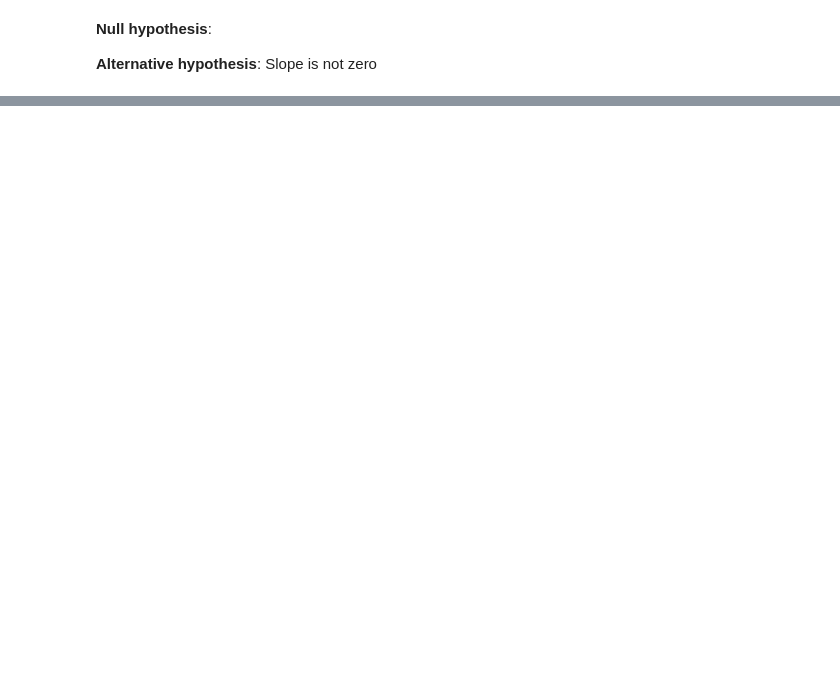
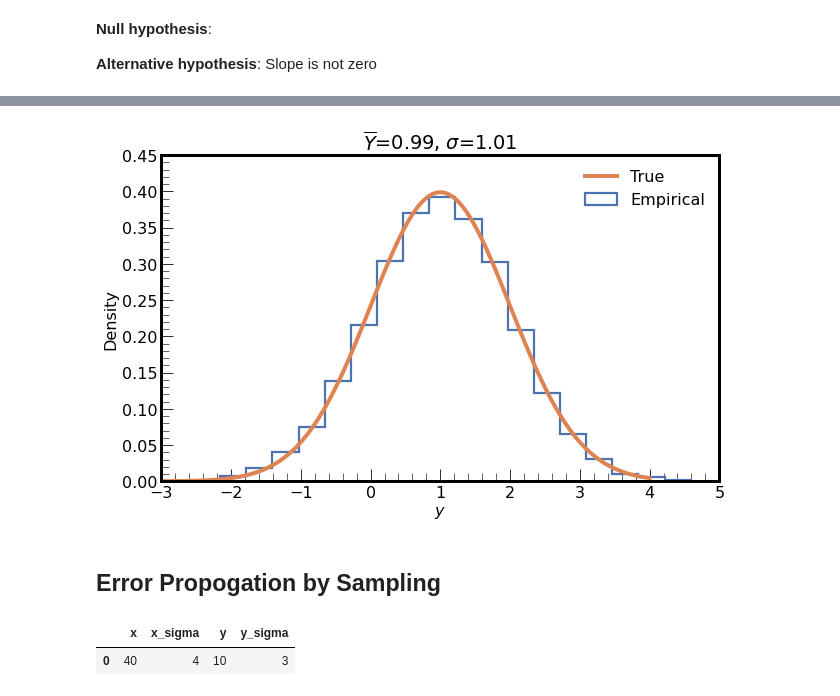
Before and after one commit to FilippenkoGroup/statistics_workshop, a Jupyter notebook: notebook.ipynb, the cells around one changed output, grey strips where cells are left out. Saved outputs shown, nothing was run; the diff lists cells and outputs as text; code cells hidden in the pictures; blank space fills up the shorter version.

```diff
--- a/notebook.ipynb
+++ b/notebook.ipynb
@@ -270,0 +238,34 @@ Text(0.5, 1.0, 'mean = 10.00; std = 1.00')
+# %%
+size = 10000
+y_true = 1
+sigma_true = 1
+
+error_dist = stats.norm(0, sigma_true)
+errors = error_dist.rvs(size)
+y = y_true + errors
+
+# Plot
+plt.hist(y, 20, density=True, label="Empirical", histtype='step')
+
+xrange = np.linspace(-3, 4, 100)
+plt.plot(xrange, stats.norm(y_true, sigma_true).pdf(xrange), label="True")
+
+plt.title(f"$\overline{{Y}}$={np.mean(y):.2f}, $\sigma$={np.std(y):.2f}")
+plt.xlabel(f"$y$")
+plt.ylabel("Density")
+plt.legend()
+plt.show()
+# %% [output]
+[figure, added]
+# %% [markdown]
+## Error Propogation by Sampling
+# %%
+import pandas as pd
+
+y, y_sigma = 10, 3
+x, x_sigma = 40, 4
+
+pd.DataFrame([{'x': x, 'x_sigma': x_sigma, 'y': y, 'y_sigma': y_sigma}])
+# %% [output]
+|  | x | x_sigma | y | y_sigma |
+| 0 | 40 | 4 | 10 | 3 |
```
Also changed, not shown: parts of 26 cells of this notebook.
